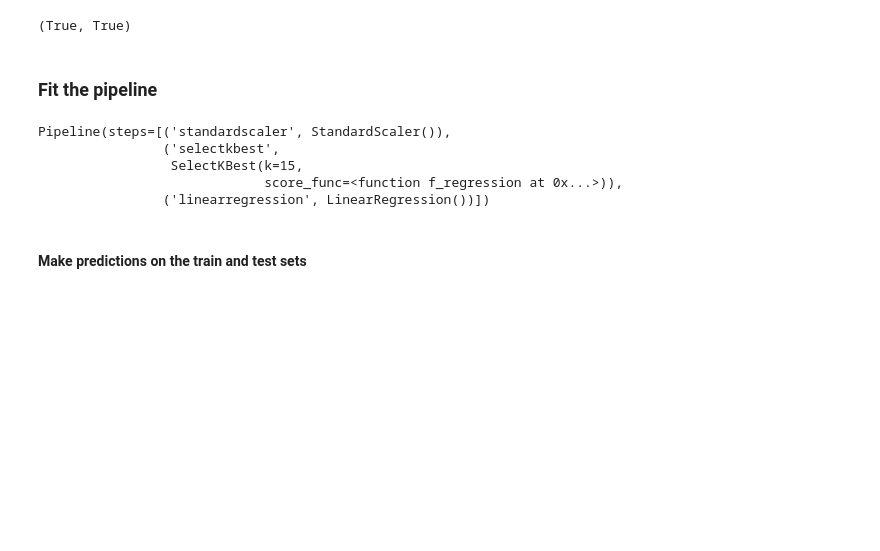
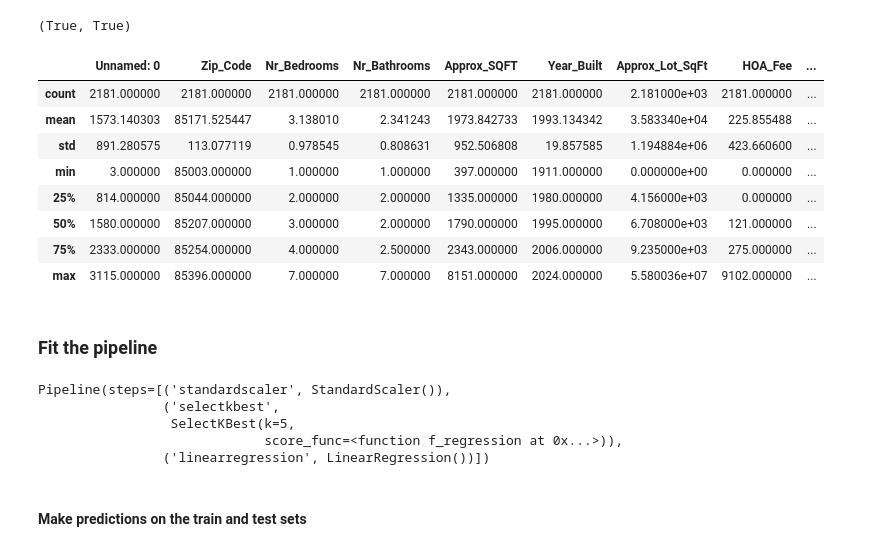
Before and after one commit to Feriga/Capstone2, a Jupyter notebook: 04_Maricopa_preprocessing_and_training.ipynb, the cells around one changed output. Cells and saved outputs as stored; diff of their text form; code cells hidden in the pictures; blank space fills up the shorter version.

```diff
--- a/04_Maricopa_preprocessing_and_training.ipynb
+++ b/04_Maricopa_preprocessing_and_training.ipynb
@@ -452,14 +444,27 @@ hasattr(pipe15, 'fit'), hasattr(pipe15, 'predict')
 # %% [output]
 (True, True)
+# %%
+pd.options.display.max_columns=None
+X_train.describe()
+# %% [output]
+|  | Unnamed: 0 | Zip_Code | Nr_Bedrooms | Nr_Bathrooms | Approx_SQFT | Year_Built | Approx_Lot_SqFt | HOA_Fee | ... |
+| count | 2181.000000 | 2181.000000 | 2181.000000 | 2181.000000 | 2181.000000 | 2181.000000 | 2.181000e+03 | 2181.000000 | ... |
+| mean | 1573.140303 | 85171.525447 | 3.138010 | 2.341243 | 1973.842733 | 1993.134342 | 3.583340e+04 | 225.855488 | ... |
+| std | 891.280575 | 113.077119 | 0.978545 | 0.808631 | 952.506808 | 19.857585 | 1.194884e+06 | 423.660600 | ... |
+| min | 3.000000 | 85003.000000 | 1.000000 | 1.000000 | 397.000000 | 1911.000000 | 0.000000e+00 | 0.000000 | ... |
+| 25% | 814.000000 | 85044.000000 | 2.000000 | 2.000000 | 1335.000000 | 1980.000000 | 4.156000e+03 | 0.000000 | ... |
+| 50% | 1580.000000 | 85207.000000 | 3.000000 | 2.000000 | 1790.000000 | 1995.000000 | 6.708000e+03 | 121.000000 | ... |
+| 75% | 2333.000000 | 85254.000000 | 4.000000 | 2.500000 | 2343.000000 | 2006.000000 | 9.235000e+03 | 275.000000 | ... |
+| max | 3115.000000 | 85396.000000 | 7.000000 | 7.000000 | 8151.000000 | 2024.000000 | 5.580036e+07 | 9102.000000 | ... |
 # %% [markdown]
 ### Fit the pipeline
 # %%
 #Call the pipe's `fit()` method with `X_train` and `y_train` as arguments
-pipe15.fit(X_train,y_train)
+pipe5.fit(X_train,y_train)
 # %% [output]
 Pipeline(steps=[('standardscaler', StandardScaler()),
                 ('selectkbest',
-                 SelectKBest(k=15,
+                 SelectKBest(k=5,
                              score_func=<function f_regression at 0x...>)),
                 ('linearregression', LinearRegression())])
 # %% [markdown]
```
Also changed, not shown: parts of 23 cells of this notebook.
